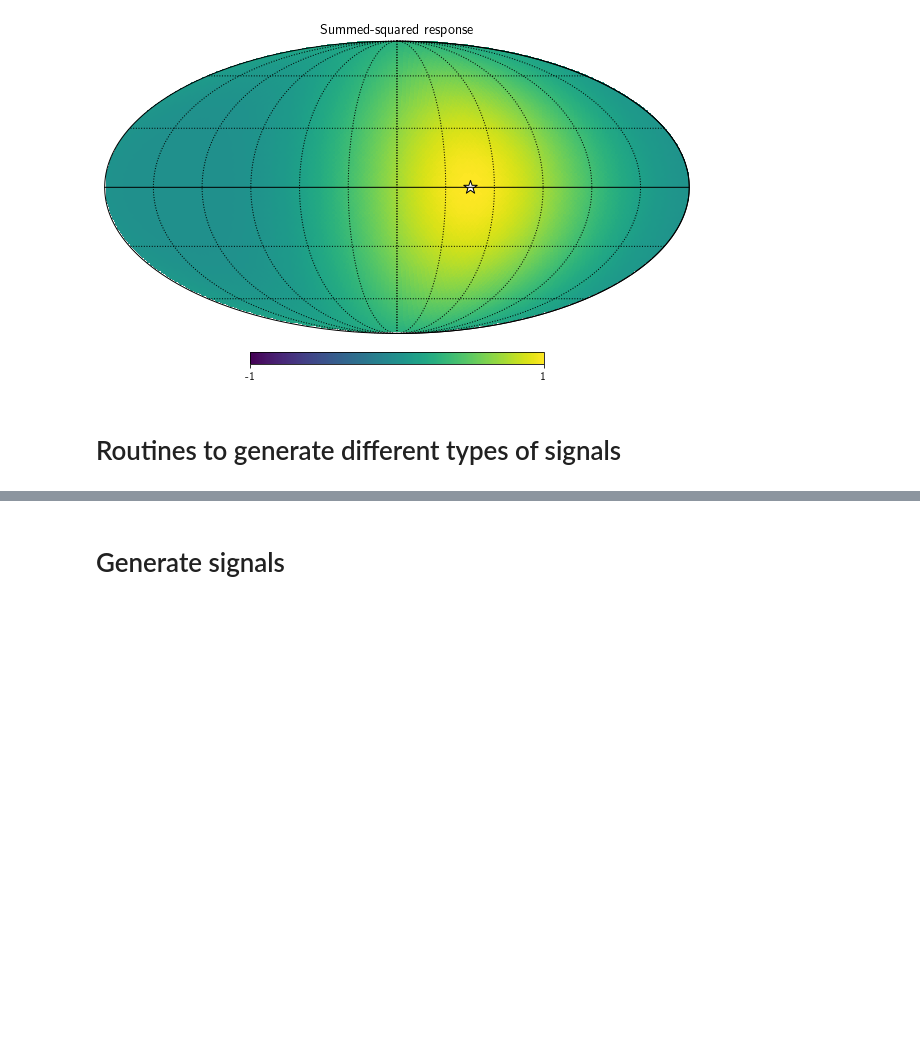
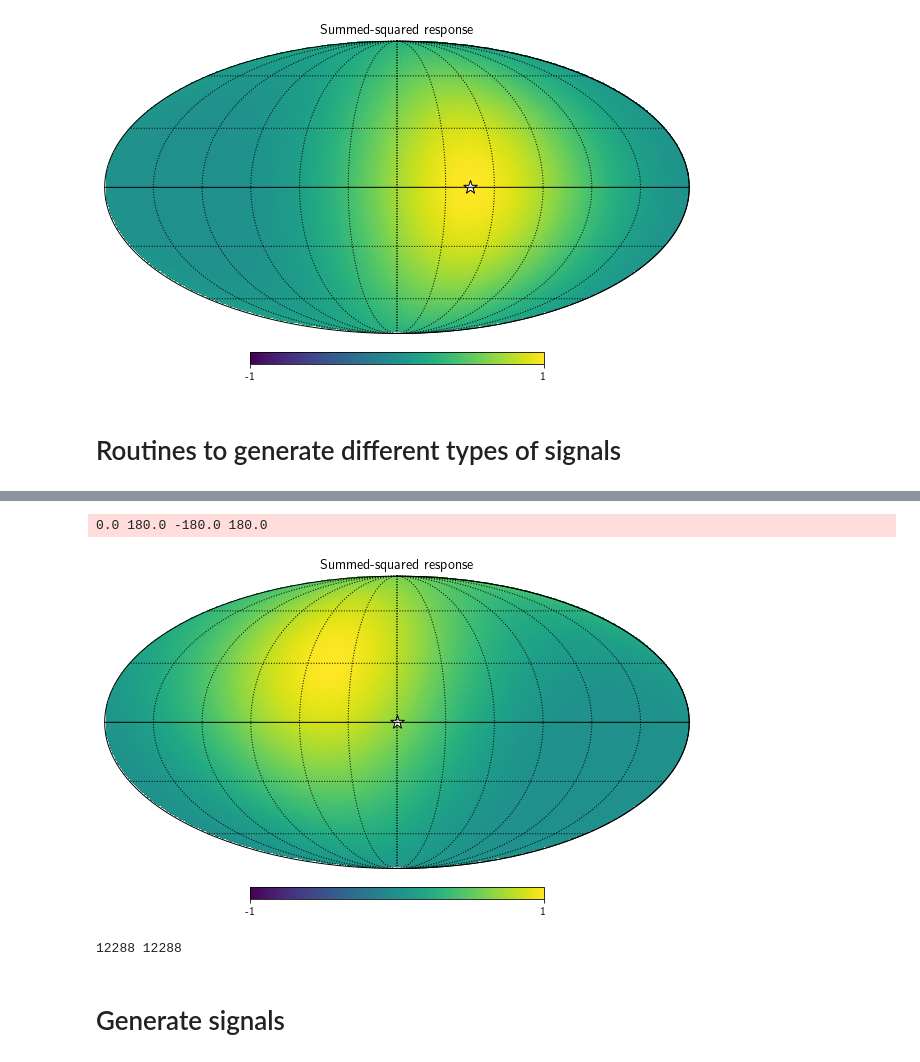
Before and after one commit to josephromano/leshouches, a Jupyter notebook: code/sound_example/sound_signals.ipynb, the cells around one changed output, grey strips where cells are left out. Drawn from its saved outputs; the diff is of its cells as text; code cells hidden in the pictures; blank space fills up the shorter version.

```diff
--- a/code/sound_example/sound_signals.ipynb
+++ b/code/sound_example/sound_signals.ipynb
@@ -139,3 +238,26 @@ plt.show()
+# %%
+# make sky map of sources
+# GW directions
+NSIDE = 32
+NPIX = hp.nside2npix(NSIDE)
+IPIX = np.arange(NPIX)
+theta_gw, phi_gw = hp.pix2ang(nside=NSIDE,ipix=IPIX)
+
+# source locations
+theta = np.deg2rad(90)
+phi = np.deg2rad(180)
+
+idx=0
+hp.mollview(Fss[idx],rot=(180,0,0),title="Summed-squared response",min=-1,max=1)
+hp.projscatter(theta,phi,marker='*',color='white',edgecolors='k',s=200)
+hp.graticule()
+plt.show()
+
+print(len(theta_gw), NPIX)
+# %% [output]
+0.0 180.0 -180.0 180.0
+[figure, added]
+12288 12288
 # %%
 def puretone(tmin, tmax, f0):
 
```
Also changed, not shown: parts of 5 cells of this notebook.
